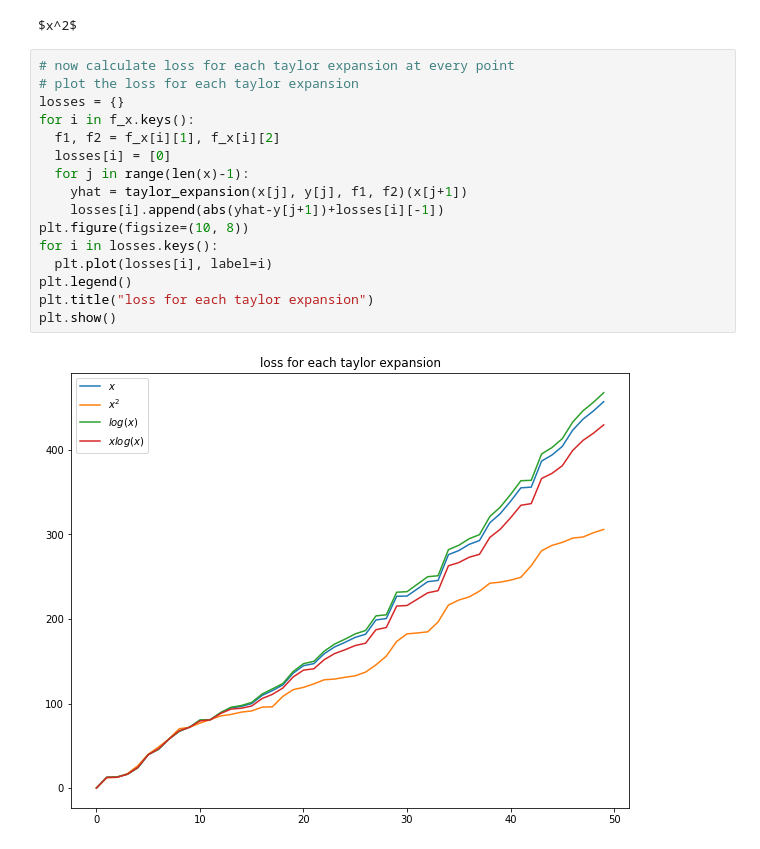
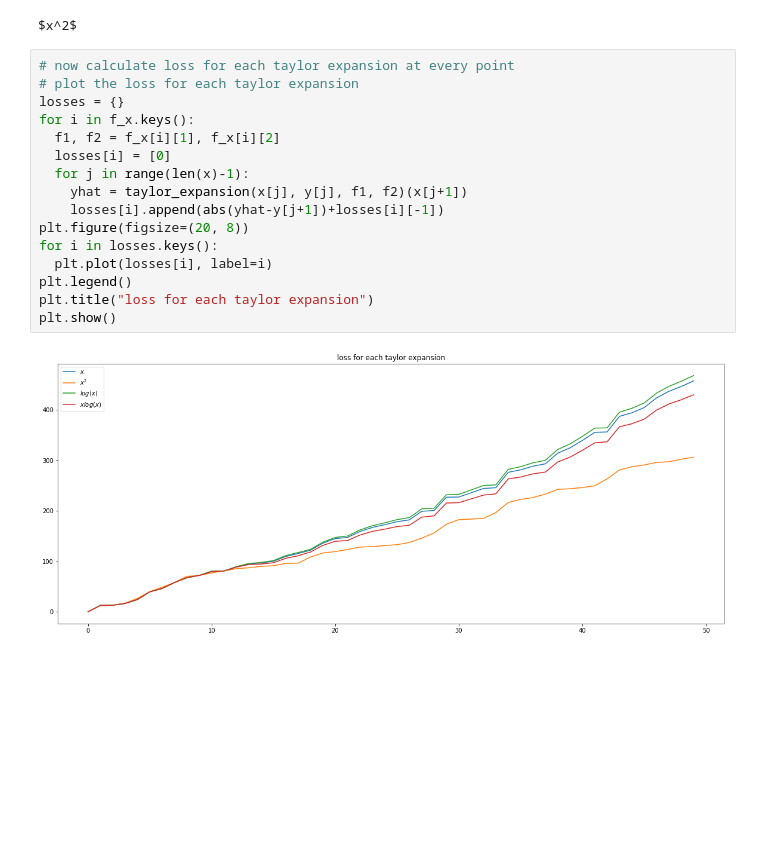
Before and after one commit to h3x4g0ns/py-chronos, a Jupyter notebook: explore.ipynb, the cells around one changed output. Cells and saved outputs as stored; diff of their text form; blank space fills up the shorter version.

```diff
--- a/explore.ipynb
+++ b/explore.ipynb
@@ -204,18 +204,18 @@ $x^2$
 # %%
 # now calculate loss for each taylor expansion at every point
 # plot the loss for each taylor expansion
 losses = {}
 for i in f_x.keys():
   f1, f2 = f_x[i][1], f_x[i][2]
   losses[i] = [0]
   for j in range(len(x)-1):
     yhat = taylor_expansion(x[j], y[j], f1, f2)(x[j+1])
     losses[i].append(abs(yhat-y[j+1])+losses[i][-1])
-plt.figure(figsize=(10, 8))
+plt.figure(figsize=(20, 8))
 for i in losses.keys():
   plt.plot(losses[i], label=i)
 plt.legend()
 plt.title("loss for each taylor expansion")
 plt.show()
 # %% [output]
-[figure, old version]
+[figure, new version]
```
Also changed, not shown: 1 other file.
